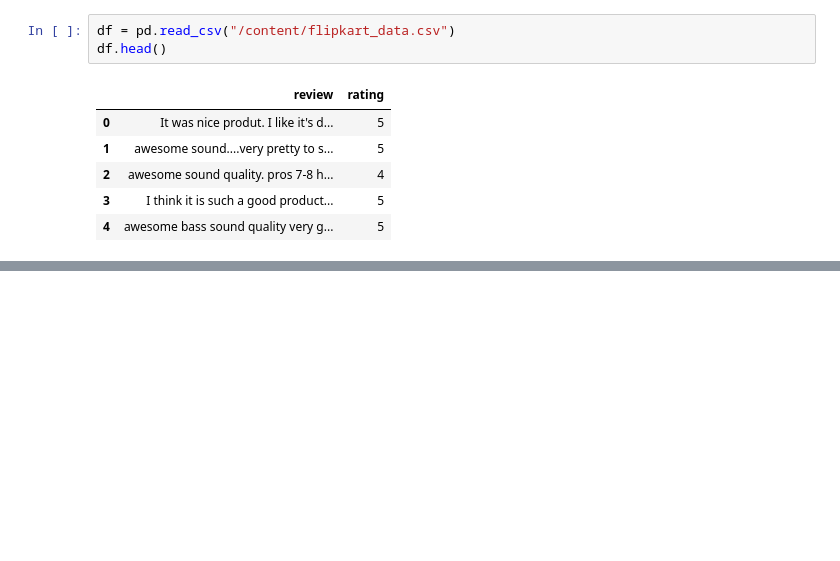
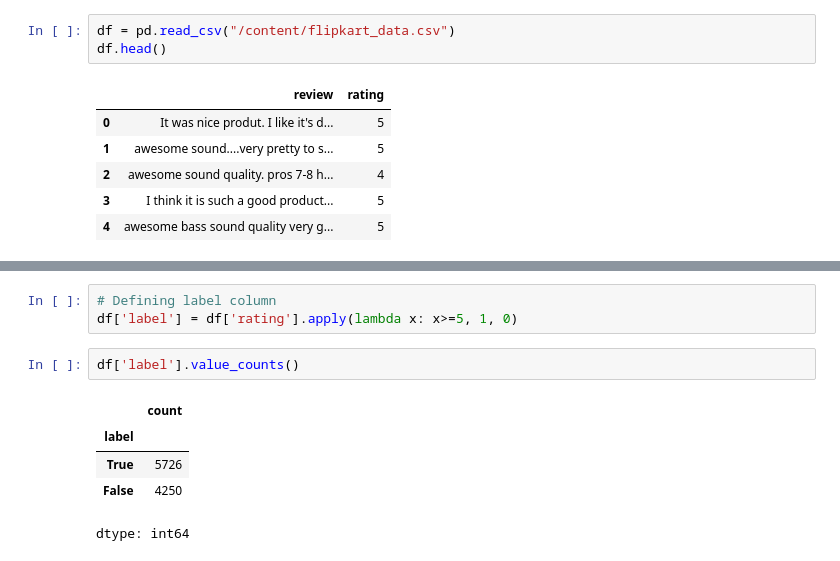
Before and after one commit to rizz045/Flipkart-Reviews-Sentiment-Analysis-using-Python, a Jupyter notebook: Flipkart_Reviews_Sentiment_Analysis_using_Python.ipynb, the cells around one changed output, grey strips where cells are left out. Drawn from its saved outputs; the diff is of its cells as text; blank space fills up the shorter version.

```diff
--- a/Flipkart_Reviews_Sentiment_Analysis_using_Python.ipynb
+++ b/Flipkart_Reviews_Sentiment_Analysis_using_Python.ipynb
@@ -32,0 +86,11 @@ df.head()
+# %%
+# Defining label column
+df['label'] = df['rating'].apply(lambda x: x>=5, 1, 0)
+# %%
+df['label'].value_counts()
+# %% [output]
+|  | count |
+| label |  |
+| True | 5726 |
+| False | 4250 |
+dtype: int64
```
Also changed, not shown: parts of 13 cells of this notebook.
